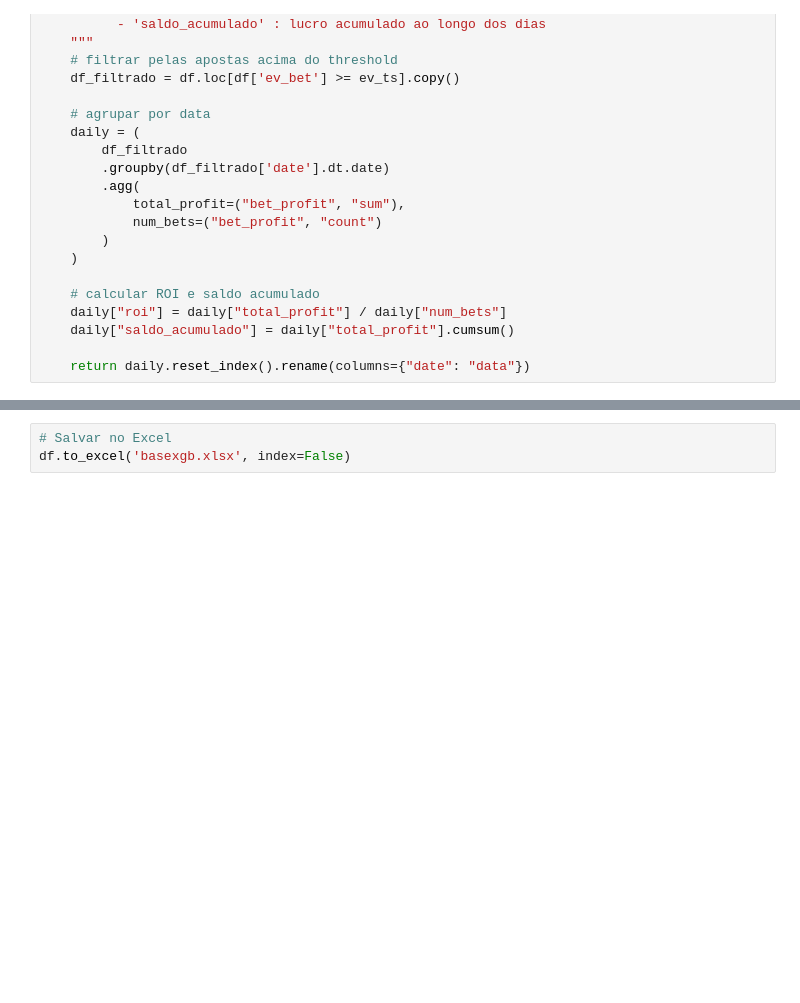
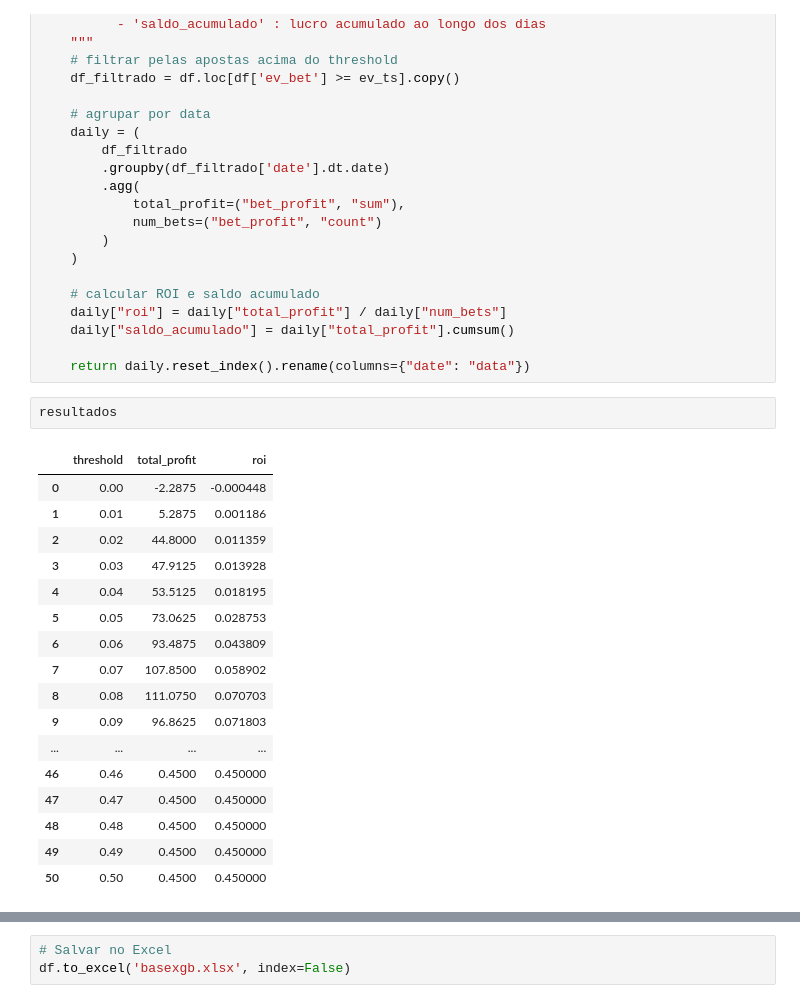
Before and after one commit to enzoustk/sbb-v2, a Jupyter notebook: training_testing/machine_learning/model_pipeline.ipynb, the cells around one changed output, grey strips where cells are left out. Cells and saved outputs as stored; diff of their text form; blank space fills up the shorter version.

```diff
--- a/training_testing/machine_learning/model_pipeline.ipynb
+++ b/training_testing/machine_learning/model_pipeline.ipynb
@@ -509,4 +512,24 @@ def desempenho_por_data(df, ev_ts: float) -> pd.DataFrame:
     daily["saldo_acumulado"] = daily["total_profit"].cumsum()
 
     return daily.reset_index().rename(columns={"date": "data"})
+# %%
+resultados
+# %% [output]
+|  | threshold | total_profit | roi |
+| 0 | 0.00 | -2.2875 | -0.000448 |
+| 1 | 0.01 | 5.2875 | 0.001186 |
+| 2 | 0.02 | 44.8000 | 0.011359 |
+| 3 | 0.03 | 47.9125 | 0.013928 |
+| 4 | 0.04 | 53.5125 | 0.018195 |
+| 5 | 0.05 | 73.0625 | 0.028753 |
+| 6 | 0.06 | 93.4875 | 0.043809 |
+| 7 | 0.07 | 107.8500 | 0.058902 |
+| 8 | 0.08 | 111.0750 | 0.070703 |
+| 9 | 0.09 | 96.8625 | 0.071803 |
+| ... | ... | ... | ... |
+| 46 | 0.46 | 0.4500 | 0.450000 |
+| 47 | 0.47 | 0.4500 | 0.450000 |
+| 48 | 0.48 | 0.4500 | 0.450000 |
+| 49 | 0.49 | 0.4500 | 0.450000 |
+| 50 | 0.50 | 0.4500 | 0.450000 |
 # %%
```
Also changed, not shown: parts of 8 cells of this notebook, 12 other files.
